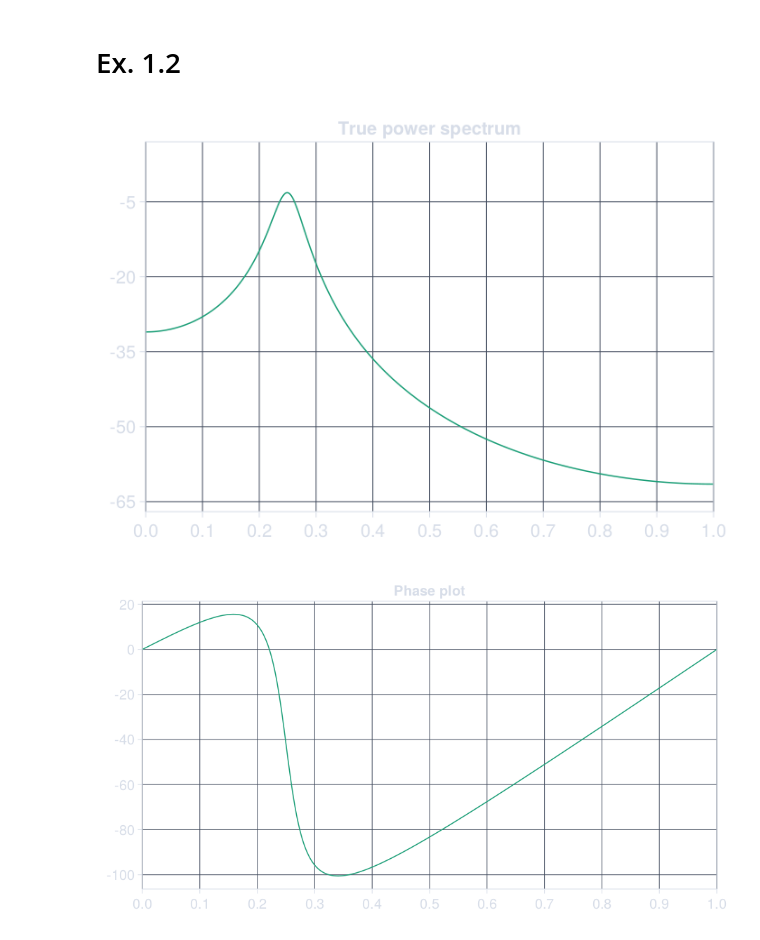
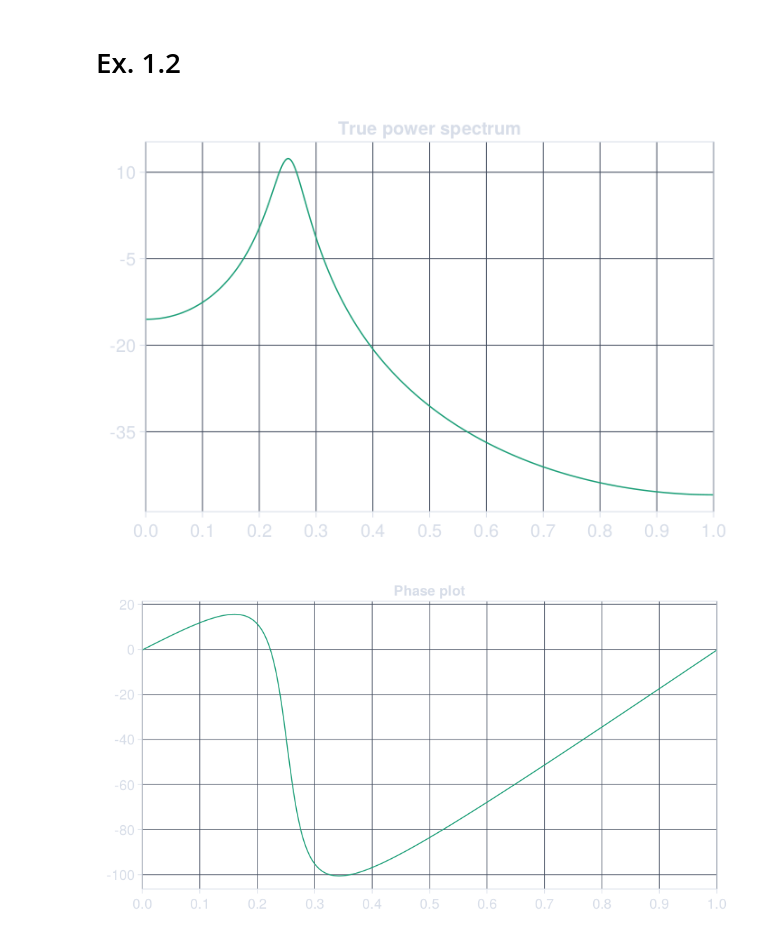
Before and after one commit to simonabj/Studies, a Jupyter notebook: IN5340/Project5/code.ipynb, the cells around one changed output. Saved outputs shown, nothing was run; the diff lists cells and outputs as text; code cells hidden in the pictures.

Commit message:
Phase+Power plots

```diff
--- a/IN5340/Project5/code.ipynb
+++ b/IN5340/Project5/code.ipynb
@@ -173,22 +173,25 @@ F
 # %%
 b = 5
 a = [ 1.0, -1.3, 0.845 ]
 
-N = 6000
-h = filt(b, a, [1; zeros(N-1)])
+N = 1000
+x = [1; zeros(N-1)]
+# x = randn(N)
+h = filt(b, a, x)
 
 H = fftshift(fft(h))
 H = H[end÷2:end]
-P_h = abs.(H.^2)/(N÷2)
+P_h = abs.(H.^2)
+P_h /= length(P_h)
 
 F = Figure(backgroundcolor=bg, resolution=(700,500))
-ax = Axis(F[1,1], title="True power spectrum", xticks=0:0.1:1, yticks=-65:15:5)
+ax = Axis(F[1,1], title="True power spectrum", xticks=0:0.1:1, yticks=-65:15:20)
 lines!(ax, range(0,1,N÷2+1), amp2db.(P_h))
 xlims!(0,1)
-ylims!(-67, 7)
+# ylims!(-67, 7)
 F
 # %% [output]
-[figure, old version]
+[figure, new version]
 # %%
 F = Figure(backgroundcolor=bg, resolution=(900,500))
 ax = Axis(F[1,1], title="Phase plot", xticks=0:0.1:1, yticks=-120:20:20)
```
Also changed, not shown: parts of 2 cells of this notebook.
